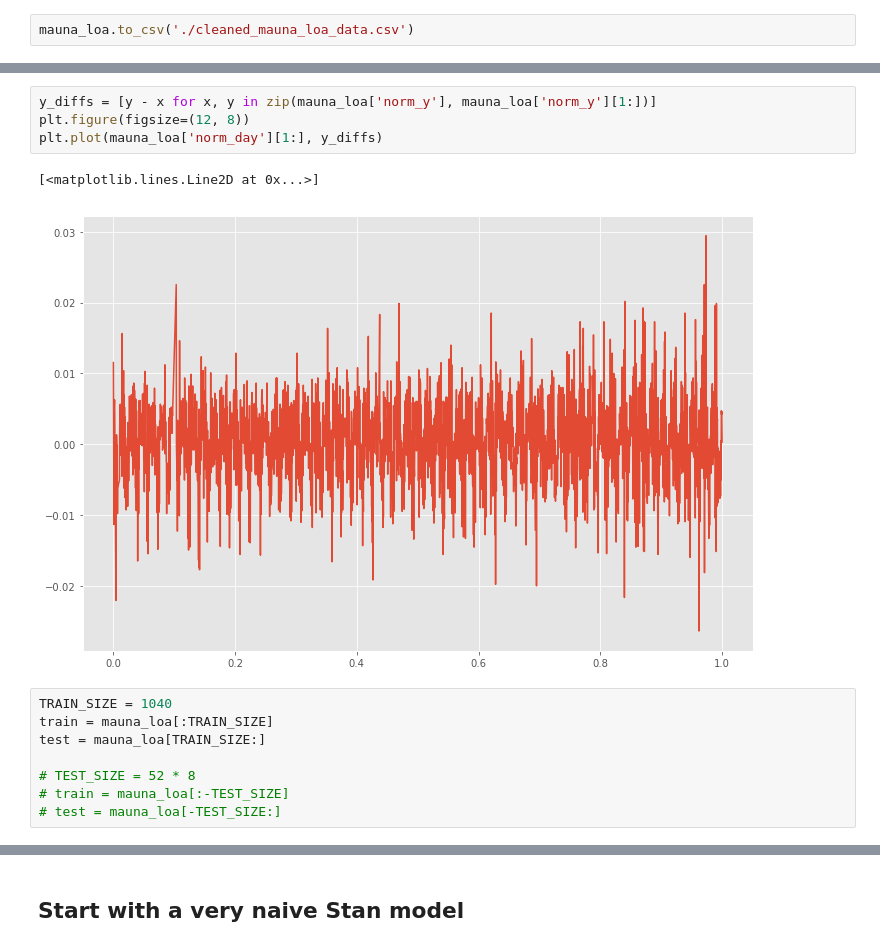
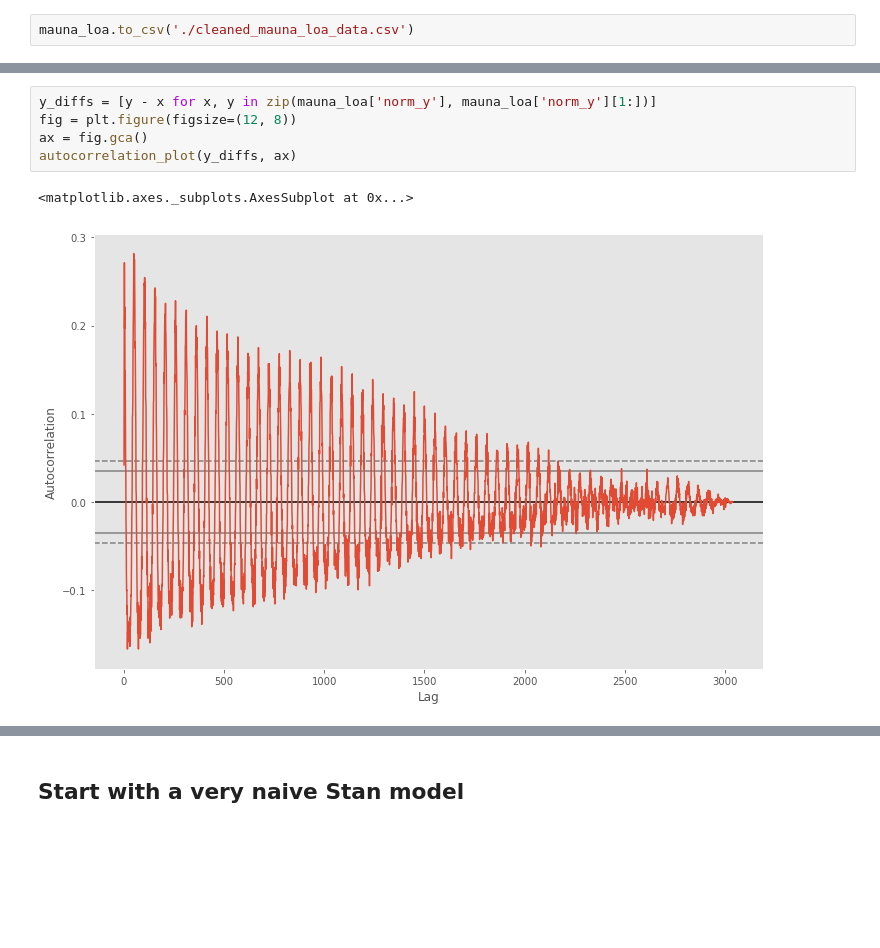
Before and after one commit to guydav/minerva, a Jupyter notebook: notebooks/CS146/0.X Final Project (Stan).ipynb, the cells around one changed output, grey strips where cells are left out. Cells and saved outputs as stored; diff of their text form; blank space fills up the shorter version.

```diff
--- a/notebooks/CS146/0.X Final Project (Stan).ipynb
+++ b/notebooks/CS146/0.X Final Project (Stan).ipynb
@@ -66,15 +75,8 @@ mauna_loa.plot(x='norm_day', y='norm_y', figsize=(12, 8))
 # %%
 y_diffs = [y - x for x, y in zip(mauna_loa['norm_y'], mauna_loa['norm_y'][1:])]
-plt.figure(figsize=(12, 8))
-plt.plot(mauna_loa['norm_day'][1:], y_diffs)
+fig = plt.figure(figsize=(12, 8))
+ax = fig.gca()
+autocorrelation_plot(y_diffs, ax)
 # %% [output]
-[<matplotlib.lines.Line2D at 0x...>]
+<matplotlib.axes._subplots.AxesSubplot at 0x...>
-[figure, old version]
+[figure, new version]
-# %%
-TRAIN_SIZE = 1040
-train = mauna_loa[:TRAIN_SIZE]
-test = mauna_loa[TRAIN_SIZE:]
-
-# TEST_SIZE = 52 * 8
-# train = mauna_loa[:-TEST_SIZE]
-# test = mauna_loa[-TEST_SIZE:]
```
Also changed, not shown: parts of 28 cells of this notebook, 2 other files.
